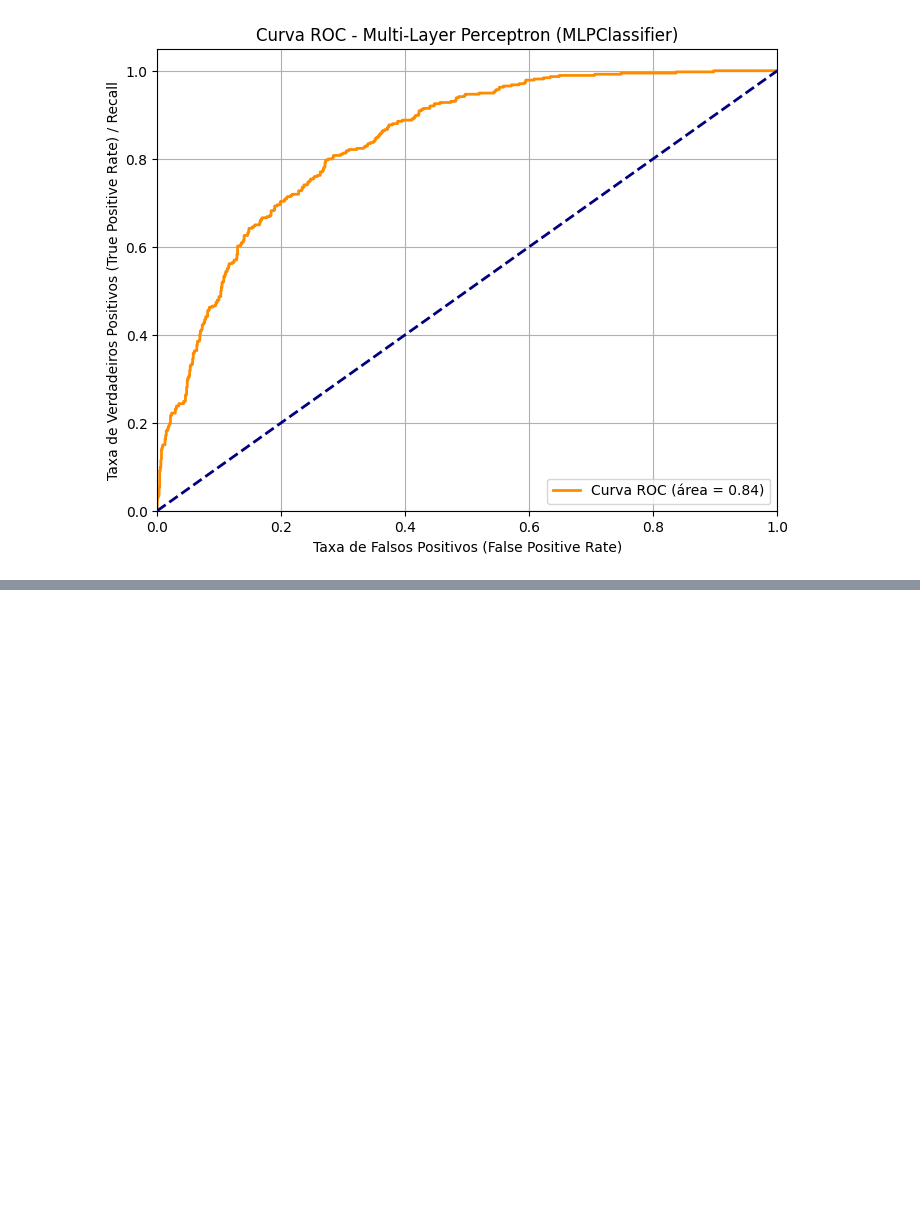
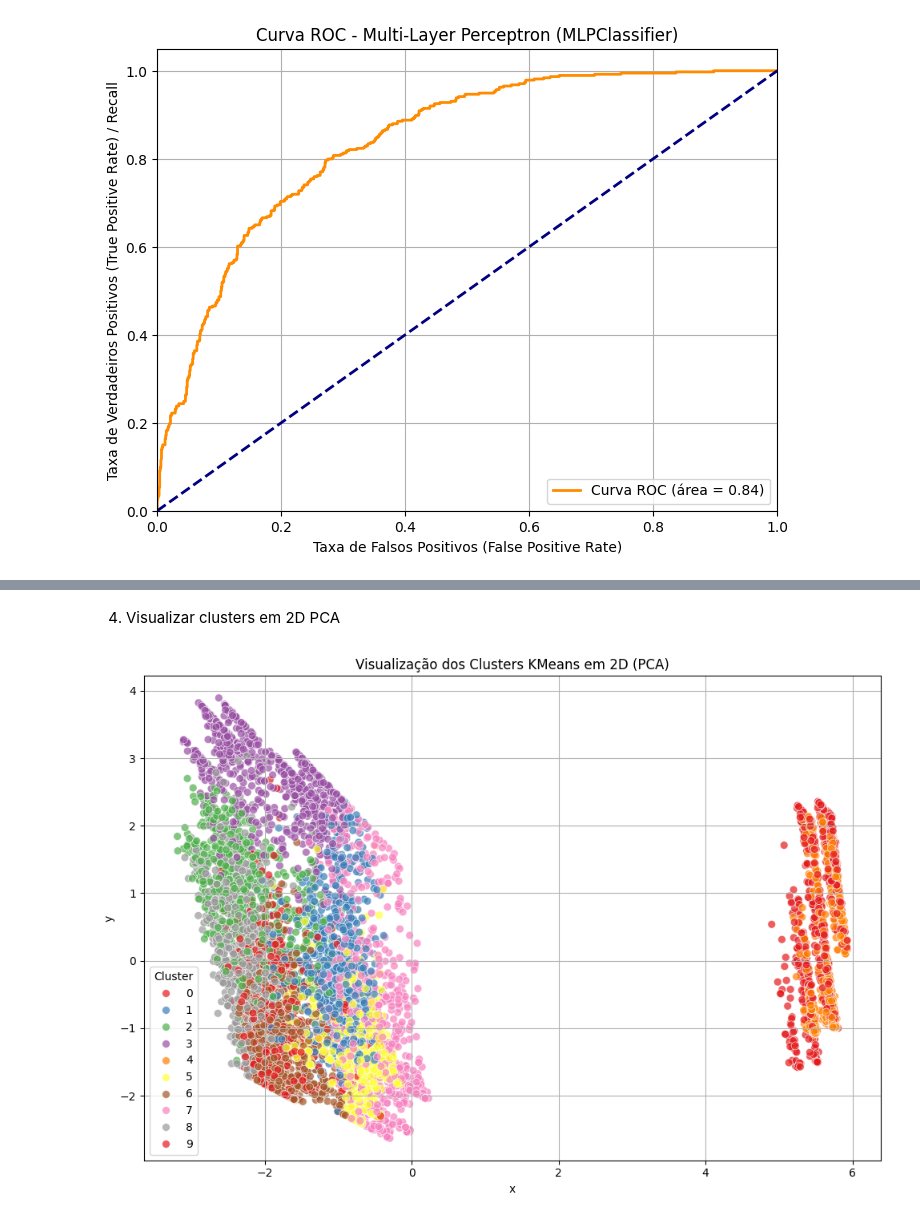
Before and after one commit to Reynaldo-Barauna/TrabalhoIA-Previsao-de-Churn, a Jupyter notebook: src/notebooks/TrabalhoIA.ipynb, the cells around one changed output, grey strips where cells are left out. Drawn from its saved outputs; the diff is of its cells as text; code cells hidden in the pictures; blank space fills up the shorter version.

```diff
--- a/src/notebooks/TrabalhoIA.ipynb
+++ b/src/notebooks/TrabalhoIA.ipynb
@@ -1147,0 +1152,11 @@ ROC AUC (MLPClassifier): 0.8384
+# %%
+from sklearn.cluster import KMeans
+
+# Removendo o churn da base, e o customerID também pois não é um atributo numérico útil para o KMeans
+df_sem_churn = df.drop(columns=['customerID', 'Churn'])
+
+k = 10
+quantidade_execucoes_kmeans = 2
+
+kmeans = KMeans(n_clusters=k, n_init=quantidade_execucoes_kmeans, random_state=0)
+df['Cluster_KMeans'] = kmeans.fit_predict(df_sem_churn)
@@ -1147,0 +1201,23 @@ ROC AUC (MLPClassifier): 0.8384
+# %% [markdown]
+4. Visualizar clusters em 2D PCA
+# %%
+plt.figure(figsize=(10, 7))
+sns.scatterplot(
+    x='Principal Component 1',
+    y='Principal Component 2',
+    hue=df['Cluster_KMeans'],
+    data=df_pca,
+	palette='Set1',
+    s=50,
+    alpha=0.7
+)
+
+plt.title('Visualização dos Clusters KMeans em 2D (PCA)')
+plt.xlabel('x')
+plt.ylabel('y')
+plt.grid(True)
+plt.legend(title='Cluster')
+plt.tight_layout()
+plt.show()
+# %% [output]
+[figure, added]
```
Also changed, not shown: parts of 6 cells of this notebook.
